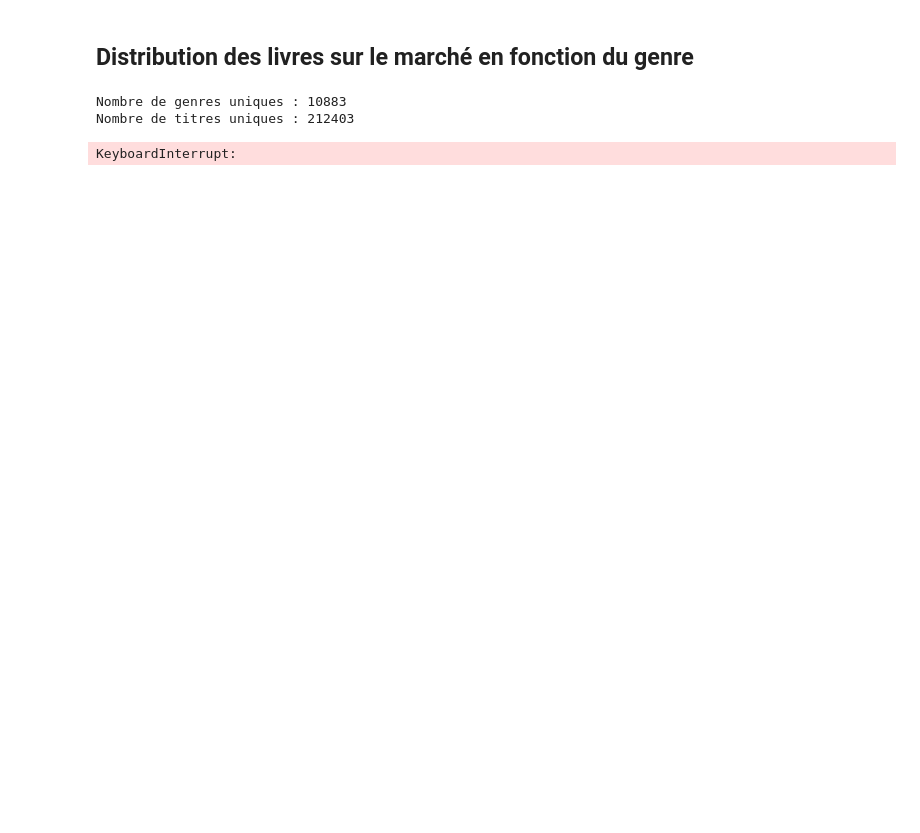
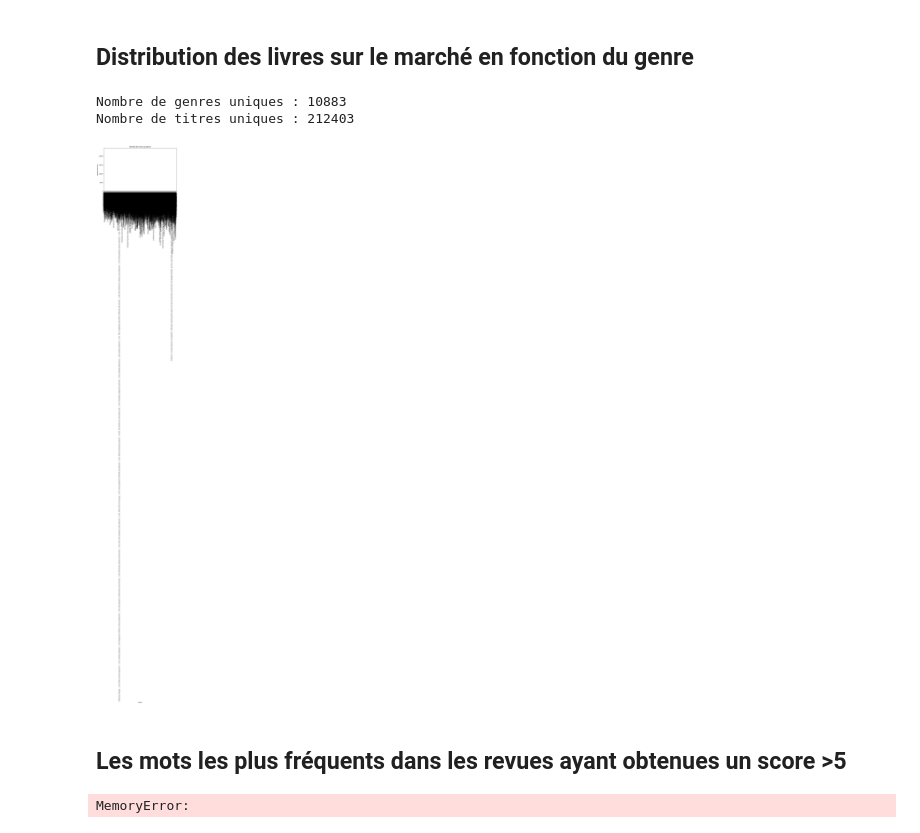
Before and after one commit to Tigropoil/SAE_S6, a Jupyter notebook: analyseData.ipynb, the cells around one changed output. Drawn from its saved outputs; the diff is of its cells as text; code cells hidden in the pictures; blank space fills up the shorter version.

Commit message:
Update analyseData.ipynb
Livres les plus commentés

```diff
--- a/analyseData.ipynb
+++ b/analyseData.ipynb
@@ -15,6 +24,6 @@ import matplotlib.pyplot as plt
 # %%
-data = pd.read_csv('../data/books_data_t.csv')
-data.head(25)
+data = pd.read_csv('./data/books_data_t.csv')
+data.head()
 # %% [output]
 |  | Titre | Description | Auteurs | Image | Lien Google | Editeur | Date publication | infoLink | Genre | ... |
 | 0 | Its Only Art If Its Well Hung! | NaN | ['Julie Strain'] | http://books.google.com/books/con... | http://books.google.nl/books?id=D... | NaN | 1996 | http://books.google.nl/books?id=D... | ['Comics & Graphic Novels'] | ... |
@@ -57,13 +55,30 @@ Nombre de titres uniques : 212403
 # %%
 # Compter le nombre de livres par genre
 genre_counts = data['Genre'].explode().value_counts()
 
-# Tracer l'histogramme
-plt.figure(figsize=(12, 8))
+# Créer le graphique en barres
+plt.figure(figsize=(10, 6))
 genre_counts.plot(kind='bar')
-plt.title('Distribution des livres sur le marché en fonction du genre')
+plt.title('Nombre de livres par genre')
 plt.xlabel('Genre')
 plt.ylabel('Nombre de livres')
 plt.show()
 # %% [output]
-KeyboardInterrupt:
+[figure, added]
+# %% [markdown]
+## Les mots les plus fréquents dans les revues ayant obtenues un score >5
+# %%
+# Combiner tous les textes des revues en une seule chaîne de caractères
+all_reviews_text = ' '.join(data2['revue/texte'].dropna().astype(str))
+
+# Générer le nuage de mots
+wordcloud = WordCloud(width=800, height=400, background_color='white').generate(all_reviews_text)
+
+# Afficher le nuage de mots
+plt.figure(figsize=(10, 6))
+plt.imshow(wordcloud, interpolation='bilinear')
+plt.axis('off')
+plt.title('Les mots les plus fréquents dans les revues')
+plt.show()
+# %% [output]
+MemoryError:
```
Also changed, not shown: parts of 5 cells of this notebook.
